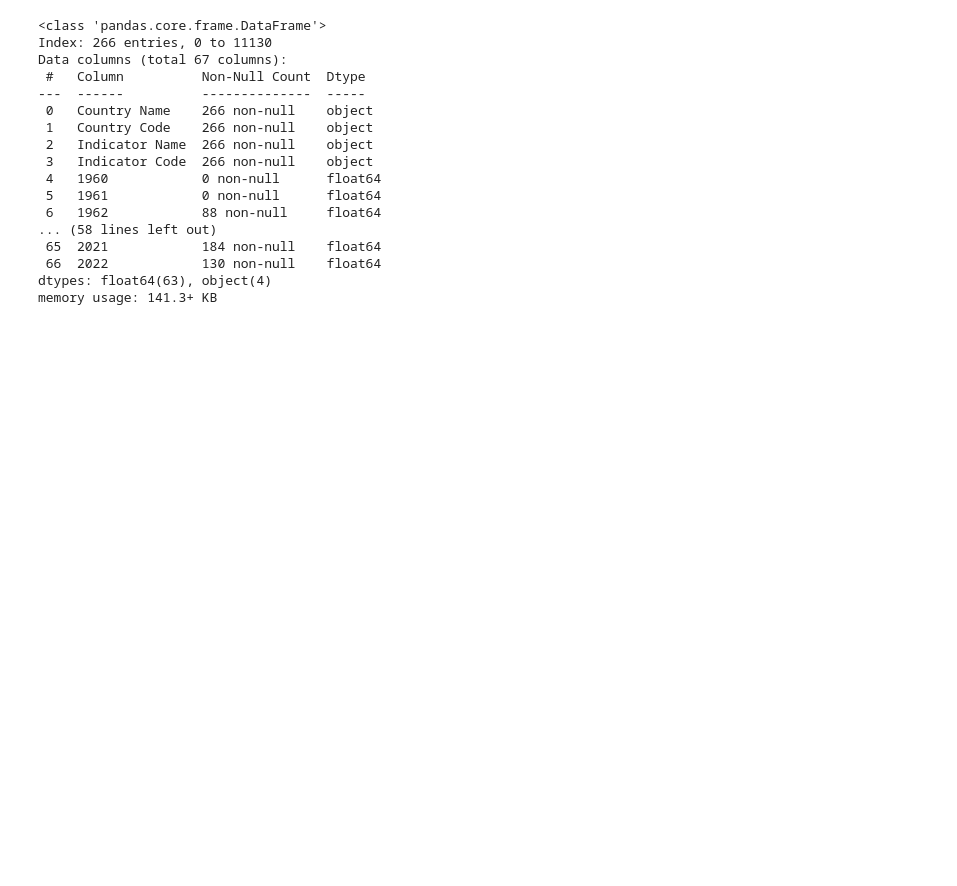
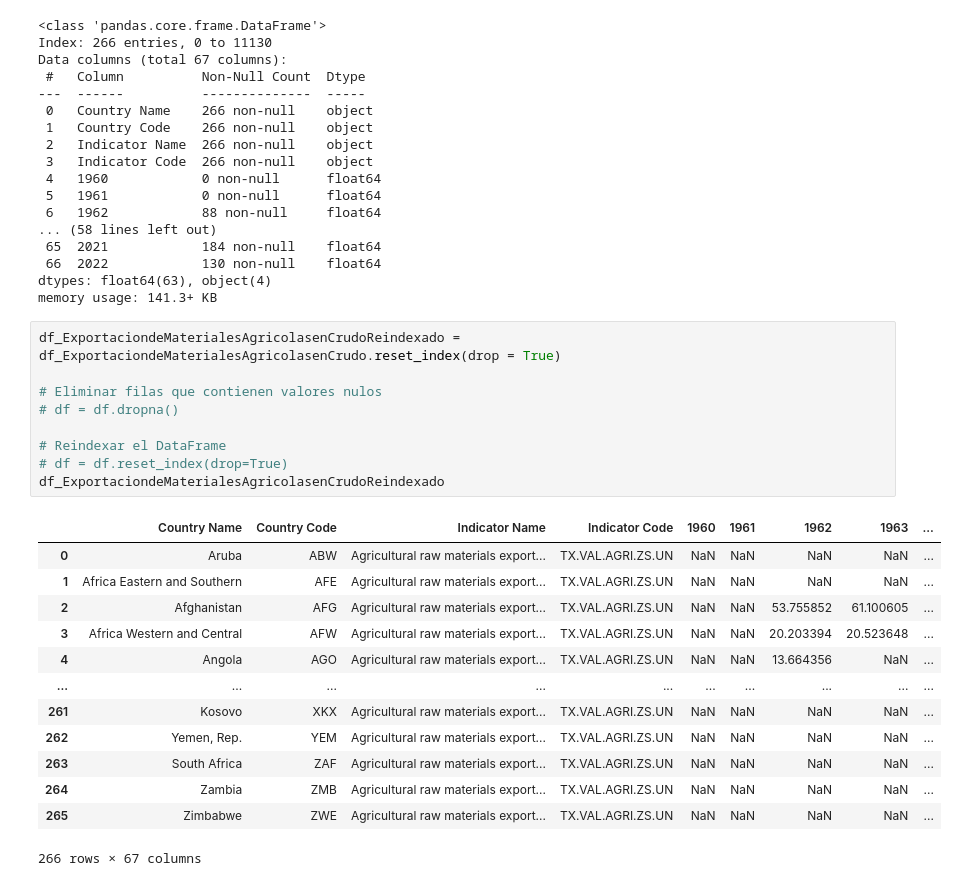
Before and after one commit to The-greenpanter/HenryDataPT10, a Jupyter notebook: CambioCliamticoImpactoAgricola/Analisisdedatos.ipynb, the cells around one changed output. Saved outputs shown, nothing was run; the diff lists cells and outputs as text; blank space fills up the shorter version.

```diff
--- a/CambioCliamticoImpactoAgricola/Analisisdedatos.ipynb
+++ b/CambioCliamticoImpactoAgricola/Analisisdedatos.ipynb
@@ -385,3 +372,26 @@ Data columns (total 67 columns):
  66  2022            130 non-null    float64
 dtypes: float64(63), object(4)
 memory usage: 141.3+ KB
+# %%
+df_ExportaciondeMaterialesAgricolasenCrudoReindexado = df_ExportaciondeMaterialesAgricolasenCrudo.reset_index(drop = True)
+
+# Eliminar filas que contienen valores nulos
+# df = df.dropna()
+
+# Reindexar el DataFrame
+# df = df.reset_index(drop=True)
+df_ExportaciondeMaterialesAgricolasenCrudoReindexado
+# %% [output]
+|  | Country Name | Country Code | Indicator Name | Indicator Code | 1960 | 1961 | 1962 | 1963 | ... |
+| 0 | Aruba | ABW | Agricultural raw materials export... | TX.VAL.AGRI.ZS.UN | NaN | NaN | NaN | NaN | ... |
+| 1 | Africa Eastern and Southern | AFE | Agricultural raw materials export... | TX.VAL.AGRI.ZS.UN | NaN | NaN | NaN | NaN | ... |
+| 2 | Afghanistan | AFG | Agricultural raw materials export... | TX.VAL.AGRI.ZS.UN | NaN | NaN | 53.755852 | 61.100605 | ... |
+| 3 | Africa Western and Central | AFW | Agricultural raw materials export... | TX.VAL.AGRI.ZS.UN | NaN | NaN | 20.203394 | 20.523648 | ... |
+| 4 | Angola | AGO | Agricultural raw materials export... | TX.VAL.AGRI.ZS.UN | NaN | NaN | 13.664356 | NaN | ... |
+| ... | ... | ... | ... | ... | ... | ... | ... | ... | ... |
+| 261 | Kosovo | XKX | Agricultural raw materials export... | TX.VAL.AGRI.ZS.UN | NaN | NaN | NaN | NaN | ... |
+| 262 | Yemen, Rep. | YEM | Agricultural raw materials export... | TX.VAL.AGRI.ZS.UN | NaN | NaN | NaN | NaN | ... |
+| 263 | South Africa | ZAF | Agricultural raw materials export... | TX.VAL.AGRI.ZS.UN | NaN | NaN | NaN | NaN | ... |
+| 264 | Zambia | ZMB | Agricultural raw materials export... | TX.VAL.AGRI.ZS.UN | NaN | NaN | NaN | NaN | ... |
+| 265 | Zimbabwe | ZWE | Agricultural raw materials export... | TX.VAL.AGRI.ZS.UN | NaN | NaN | NaN | NaN | ... |
+266 rows × 67 columns
```
Also changed, not shown: parts of 6 cells of this notebook, 2 other files.
